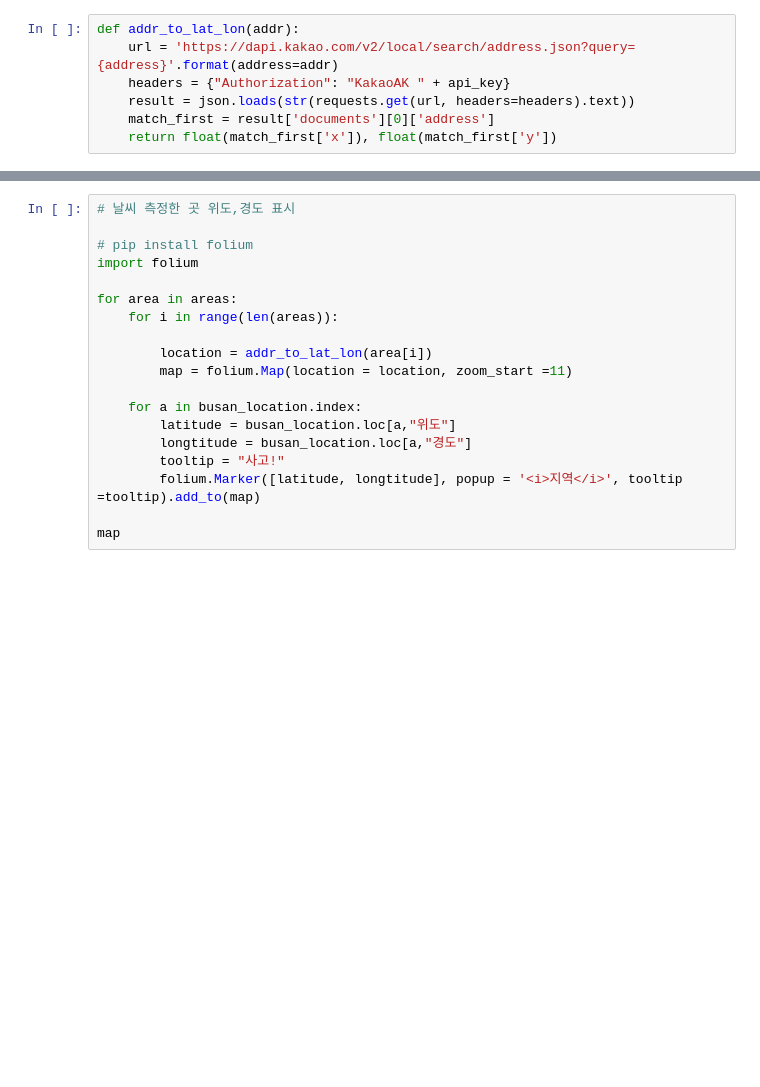
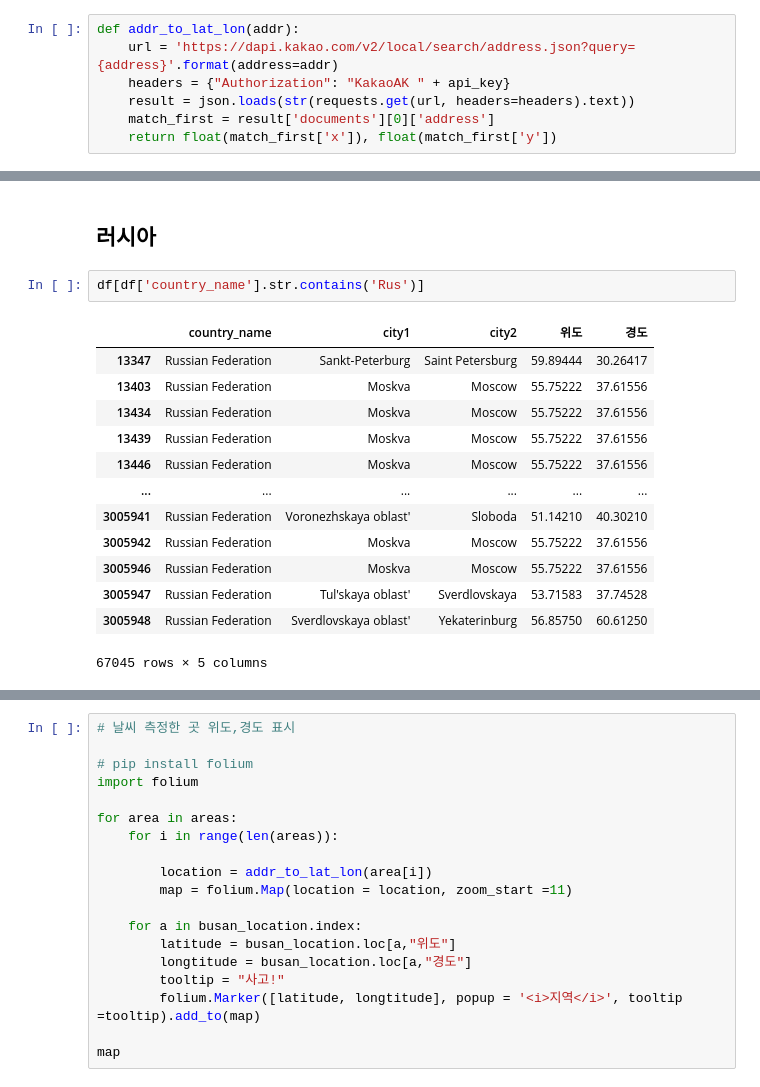
Before and after one commit to 21ckwj/fintech, a Jupyter notebook: 프로젝트2/위도경도구하기.ipynb, the cells around one changed output, grey strips where cells are left out. Saved outputs shown, nothing was run; the diff lists cells and outputs as text; blank space fills up the shorter version.

```diff
--- a/프로젝트2/위도경도구하기.ipynb
+++ b/프로젝트2/위도경도구하기.ipynb
@@ -24,0 +234,18 @@ areas[0]
+# %% [markdown]
+## 러시아
+# %%
+df[df['country_name'].str.contains('Rus')]
+# %% [output]
+|  | country_name | city1 | city2 | 위도 | 경도 |
+| 13347 | Russian Federation | Sankt-Peterburg | Saint Petersburg | 59.89444 | 30.26417 |
+| 13403 | Russian Federation | Moskva | Moscow | 55.75222 | 37.61556 |
+| 13434 | Russian Federation | Moskva | Moscow | 55.75222 | 37.61556 |
+| 13439 | Russian Federation | Moskva | Moscow | 55.75222 | 37.61556 |
+| 13446 | Russian Federation | Moskva | Moscow | 55.75222 | 37.61556 |
+| ... | ... | ... | ... | ... | ... |
+| 3005941 | Russian Federation | Voronezhskaya oblast' | Sloboda | 51.14210 | 40.30210 |
+| 3005942 | Russian Federation | Moskva | Moscow | 55.75222 | 37.61556 |
+| 3005946 | Russian Federation | Moskva | Moscow | 55.75222 | 37.61556 |
+| 3005947 | Russian Federation | Tul'skaya oblast' | Sverdlovskaya | 53.71583 | 37.74528 |
+| 3005948 | Russian Federation | Sverdlovskaya oblast' | Yekaterinburg | 56.85750 | 60.61250 |
+67045 rows × 5 columns
```
Also changed, not shown: parts of 30 cells of this notebook, 3 other files.
